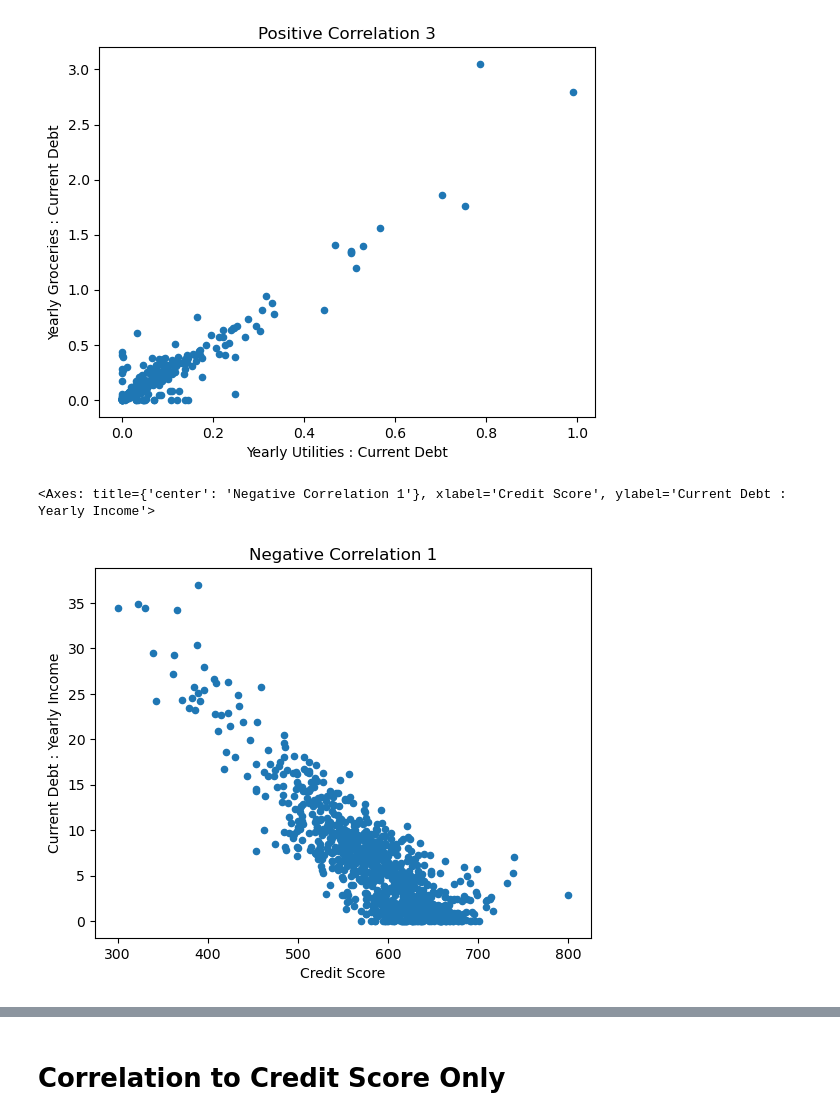
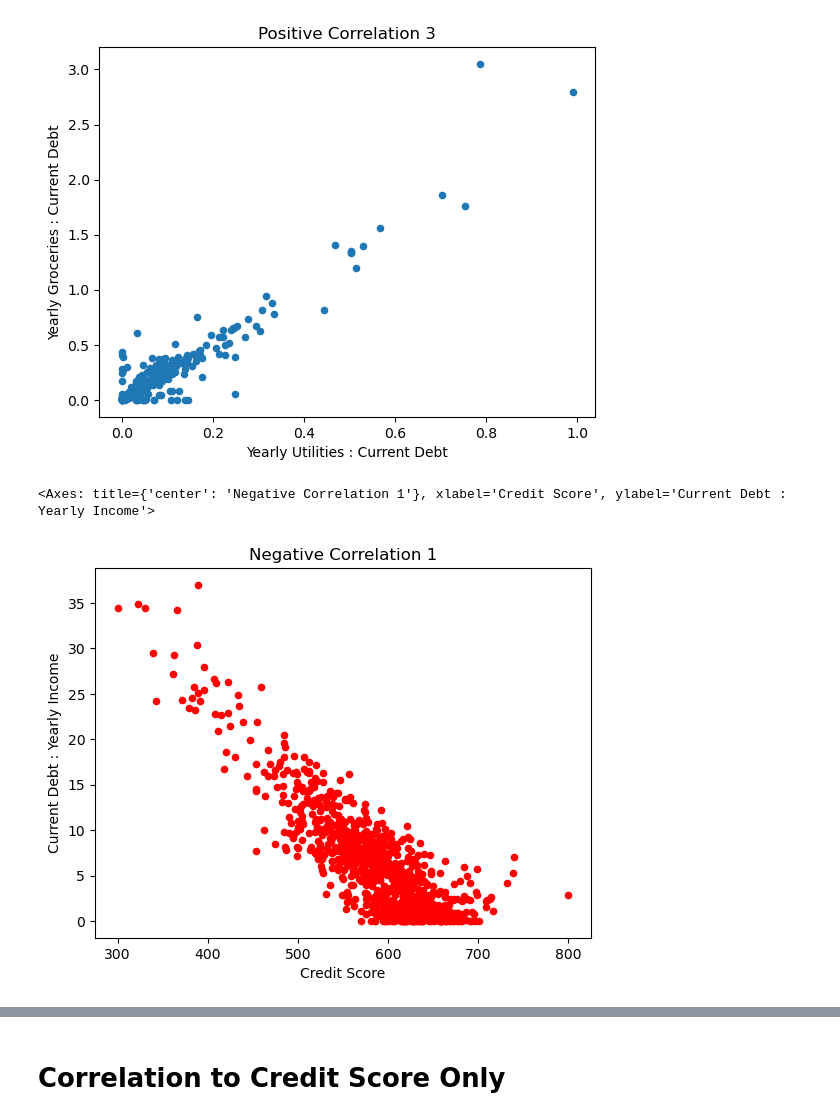
Before and after one commit to duffind/Project_1_Credit_Safari, a Jupyter notebook: Consumer Credit Analysis-main.ipynb, the cells around one changed output, grey strips where cells are left out. Drawn from its saved outputs; the diff is of its cells as text; code cells hidden in the pictures.

```diff
--- a/Consumer Credit Analysis-main.ipynb
+++ b/Consumer Credit Analysis-main.ipynb
@@ -288,9 +289,9 @@ credit_score_df.plot(x='Yearly Utilities : Current Debt', y='Yearly Groceries :
 # %%
 #NEGATIVE
 credit_score_df.plot(x='Credit Score', y='Current Debt : Yearly Income', kind='scatter',
-                    title='Negative Correlation 1')
+                    color='red', title='Negative Correlation 1')
 # %% [output]
 <Axes: title={'center': 'Negative Correlation 1'}, xlabel='Credit Score', ylabel='Current Debt : Yearly Income'>
-[figure, old version]
+[figure, new version]
 # %%
 credit_score_df.plot(x='Yearly Expenditure : Yearly Income', y='Yearly Income', kind='scatter',
```
Also changed, not shown: parts of 51 cells of this notebook.
